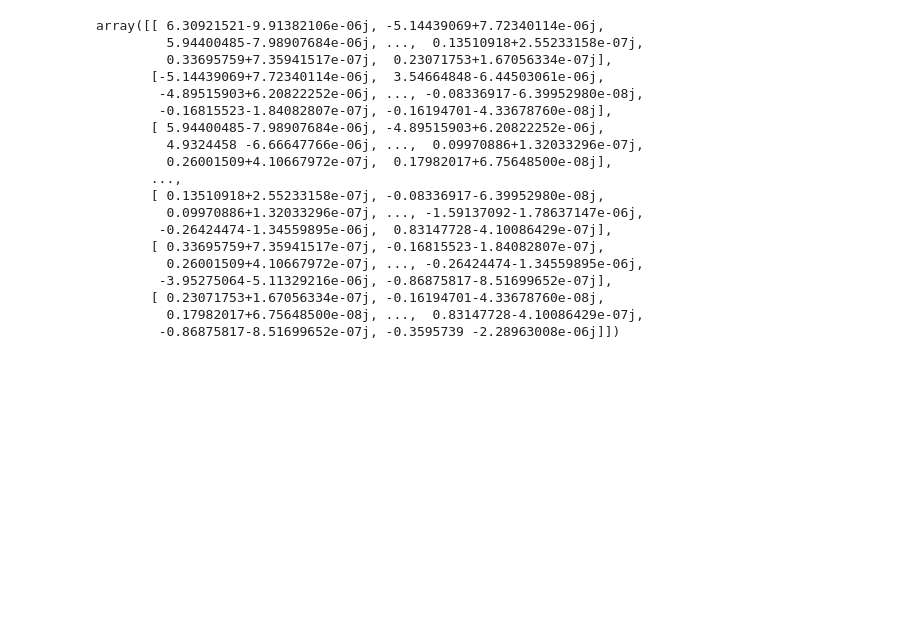
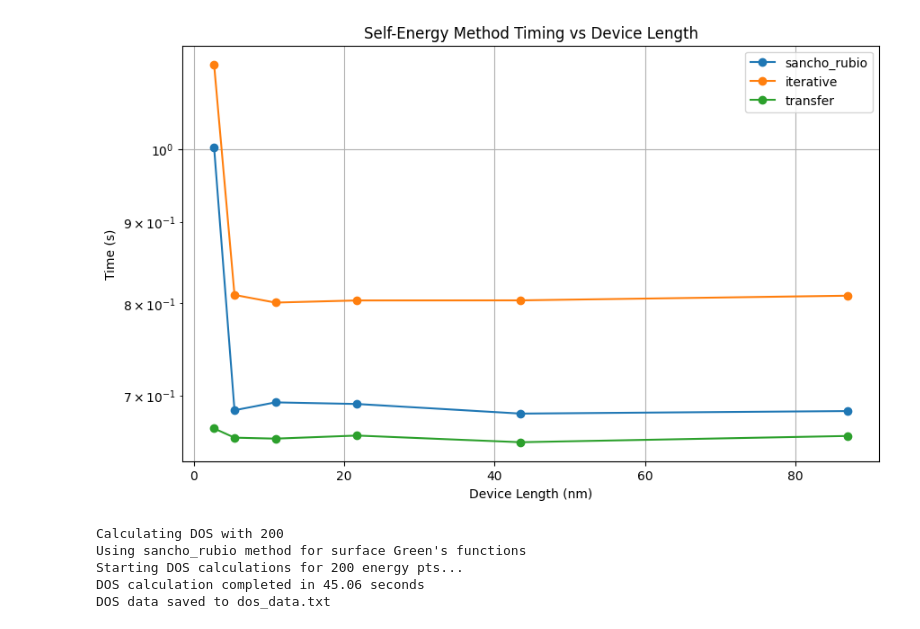
Before and after one commit to nandandiwan/transistorNEGF, a Jupyter notebook: src/NEGF_nanowire/test_unit_cell.ipynb, the cells around one changed output. Cells and saved outputs as stored; diff of their text form; code cells hidden in the pictures; blank space fills up the shorter version.

```diff
--- a/src/NEGF_nanowire/test_unit_cell.ipynb
+++ b/src/NEGF_nanowire/test_unit_cell.ipynb
@@ -39,23 +74,43 @@ print(diag)
+# %%
+import time
+
+import matplotlib.pyplot as plt
+
+methods = ["sancho_rubio", "iterative", "transfer"]
+lengths = [0.5431 * n * 1e-9 for n in [5, 10, 20, 40, 80, 160]]
+timings = {method: [] for method in methods}
+
+for L in lengths:
+    dev_test = Device(L, 0.5431 * 2e-9, 0.5431 * 5e-9)
+    ham_test = Hamiltonian(dev_test)
+    for method in methods:
+        lse_test = LeadSelfEnergy(dev_test, ham_test)
+        start = time.time()
+        try:
+            lse_test.self_energy("right", 0, method=method)
+        except Exception as e:
+            timings[method].append(float('nan'))
+            continue
+        end = time.time()
+        timings[method].append(end - start)
+
+plt.figure(figsize=(10, 6))
+for method in methods:
+    plt.plot([L * 1e9 for L in lengths], timings[method], marker='o', label=method)
+plt.xlabel('Device Length (nm)')
+plt.ylabel('Time (s)')
+plt.title('Self-Energy Method Timing vs Device Length')
+plt.legend()
+plt.grid(True)
+plt.yscale('log')
+plt.show()
+# %% [output]
+[figure, added]
 # %%
-lse = LeadSelfEnergy(dev, ham)
-lse.self_energy("right", 0, method="sancho_rubio")
+energy, DOS = charge_obj.calculate_DOS()
 # %% [output]
-array([[ 6.30921521-9.91382106e-06j, -5.14439069+7.72340114e-06j,
-         5.94400485-7.98907684e-06j, ...,  0.13510918+2.55233158e-07j,
-         0.33695759+7.35941517e-07j,  0.23071753+1.67056334e-07j],
-       [-5.14439069+7.72340114e-06j,  3.54664848-6.44503061e-06j,
-        -4.89515903+6.20822252e-06j, ..., -0.08336917-6.39952980e-08j,
-        -0.16815523-1.84082807e-07j, -0.16194701-4.33678760e-08j],
-       [ 5.94400485-7.98907684e-06j, -4.89515903+6.20822252e-06j,
-         4.9324458 -6.66647766e-06j, ...,  0.09970886+1.32033296e-07j,
-         0.26001509+4.10667972e-07j,  0.17982017+6.75648500e-08j],
-       ...,
-       [ 0.13510918+2.55233158e-07j, -0.08336917-6.39952980e-08j,
-         0.09970886+1.32033296e-07j, ..., -1.59137092-1.78637147e-06j,
-        -0.26424474-1.34559895e-06j,  0.83147728-4.10086429e-07j],
-       [ 0.33695759+7.35941517e-07j, -0.16815523-1.84082807e-07j,
-         0.26001509+4.10667972e-07j, ..., -0.26424474-1.34559895e-06j,
-        -3.95275064-5.11329216e-06j, -0.86875817-8.51699652e-07j],
-       [ 0.23071753+1.67056334e-07j, -0.16194701-4.33678760e-08j,
-         0.17982017+6.75648500e-08j, ...,  0.83147728-4.10086429e-07j,
-        -0.86875817-8.51699652e-07j, -0.3595739 -2.28963008e-06j]])
+Calculating DOS with 200
+Using sancho_rubio method for surface Green's functions
+Starting DOS calculations for 200 energy pts...
+DOS calculation completed in 45.06 seconds
+DOS data saved to dos_data.txt
```
Also changed, not shown: parts of 10 cells of this notebook, 7 other files.
